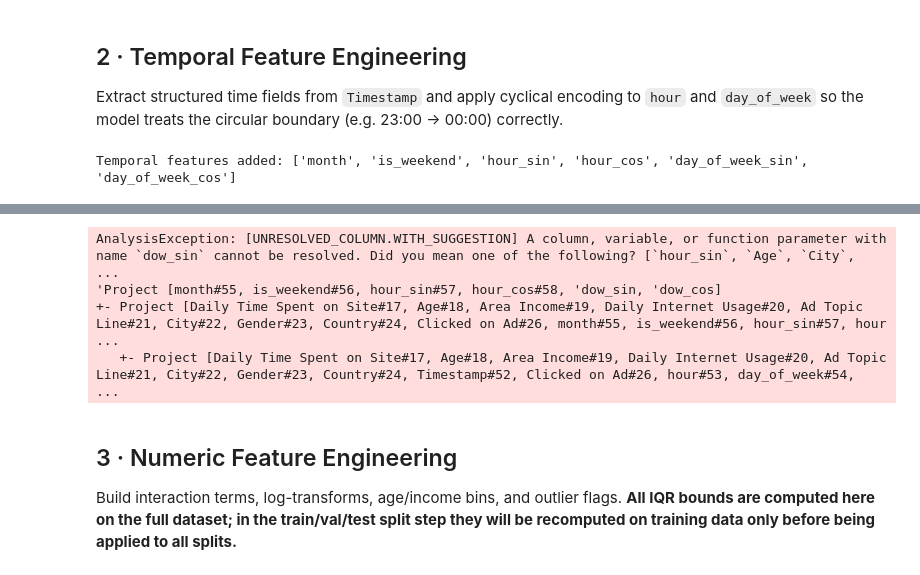
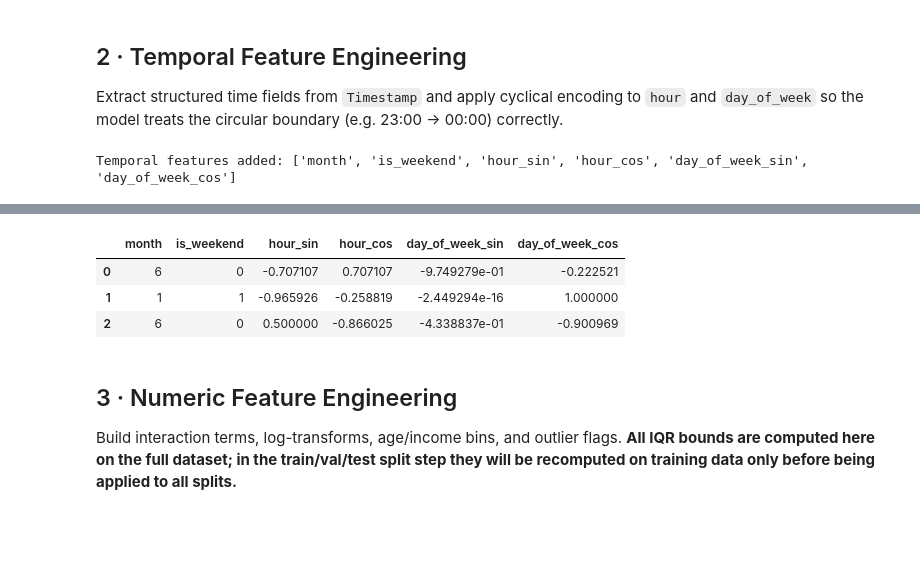
Before and after one commit to eduardocornelsen/data-skills, a Jupyter notebook: feature_engineering.ipynb, the cells around one changed output, grey strips where cells are left out. Saved outputs shown, nothing was run; the diff lists cells and outputs as text; code cells hidden in the pictures; blank space fills up the shorter version.

```diff
--- a/feature_engineering.ipynb
+++ b/feature_engineering.ipynb
@@ -41,16 +51,20 @@ from pyspark.ml.feature import (
 from pyspark.ml import Pipeline
 import mlflow
 
-# ── Resolve absolute paths ────────────────────────────────────────────────
-# spark.read / write require absolute paths on Databricks Serverless.
+# ── Resolve absolute paths (Databricks Serverless + Asset Bundle) ─────────
+# spark.read/write require absolute paths. dbutils gives the notebook's
+# Workspace location at runtime; /Workspace prefix makes it unambiguous.
 try:
-    _nb_path      = dbutils.notebook.entry_point.getDbutils().notebook().getContext().notebookPath().get()
-    _workspace_dir = "/".join(_nb_path.split("/")[:-1])
-    INPUT_PATH    = f"{_workspace_dir}/ad_10000records.csv"
-    OUTPUT_PATH   = "dbfs:/tmp/ad_click_fe_output"   # DBFS is always absolute
-except Exception:
-    INPUT_PATH    = "ad_10000records.csv"             # local fallback
-    OUTPUT_PATH   = "fe_output"
+    _nb_path = (
+        dbutils.notebook.entry_point
+        .getDbutils().notebook().getContext()
+        .notebookPath().get()
+    )
+    _ws_dir = "/Workspace" + "/".join(_nb_path.split("/")[:-1])
+except NameError:
+    _ws_dir = "."   # local / non-Databricks fallback
+INPUT_PATH  = f"{_ws_dir}/ad_10000records.csv"
+OUTPUT_PATH = f"{_ws_dir}/fe_output"
 
 # ── Constants ─────────────────────────────────────────────────────────────
 TARGET_COL        = "Clicked on Ad"
@@ -139,6 +146,6 @@ print("Temporal features added:", [c for c in df_time.columns
       if c not in df_raw.columns or c == "month"])
 df_time.select("month", "is_weekend",
                "hour_sin", "hour_cos",
-               "dow_sin",  "dow_cos").limit(3).toPandas()
+               "day_of_week_sin", "day_of_week_cos").limit(3).toPandas()
 # %% [output]
 Temporal features added: ['month', 'is_weekend', 'hour_sin', 'hour_cos', 'day_of_week_sin', 'day_of_week_cos']
@@ -146,7 +152,7 @@ Temporal features added: ['month', 'is_weekend', 'hour_sin', 'hour_cos', 'day_of
-AnalysisException: [UNRESOLVED_COLUMN.WITH_SUGGESTION] A column, variable, or function parameter with name `dow_sin` cannot be resolved. Did you mean one of the following? [`hour_sin`, `Age`, `City`,  ...
-'Project [month#55, is_weekend#56, hour_sin#57, hour_cos#58, 'dow_sin, 'dow_cos]
-+- Project [Daily Time Spent on Site#17, Age#18, Area Income#19, Daily Internet Usage#20, Ad Topic Line#21, City#22, Gender#23, Country#24, Clicked on Ad#26, month#55, is_weekend#56, hour_sin#57, hour ...
-   +- Project [Daily Time Spent on Site#17, Age#18, Area Income#19, Daily Internet Usage#20, Ad Topic Line#21, City#22, Gender#23, Country#24, Timestamp#52, Clicked on Ad#26, hour#53, day_of_week#54,  ...
+|  | month | is_weekend | hour_sin | hour_cos | day_of_week_sin | day_of_week_cos |
+| 0 | 6 | 0 | -0.707107 | 0.707107 | -9.749279e-01 | -0.222521 |
+| 1 | 1 | 1 | -0.965926 | -0.258819 | -2.449294e-16 | 1.000000 |
+| 2 | 6 | 0 | 0.500000 | -0.866025 | -4.338837e-01 | -0.900969 |
 # %% [markdown]
 ## 3 · Numeric Feature Engineering
 Build interaction terms, log-transforms, age/income bins, and outlier flags. **All IQR bounds are computed here on the full dataset; in the train/val/test split step they will be recomputed on training data only before being applied to all splits.**
```
Also changed, not shown: parts of 18 cells of this notebook, 17 other files.
